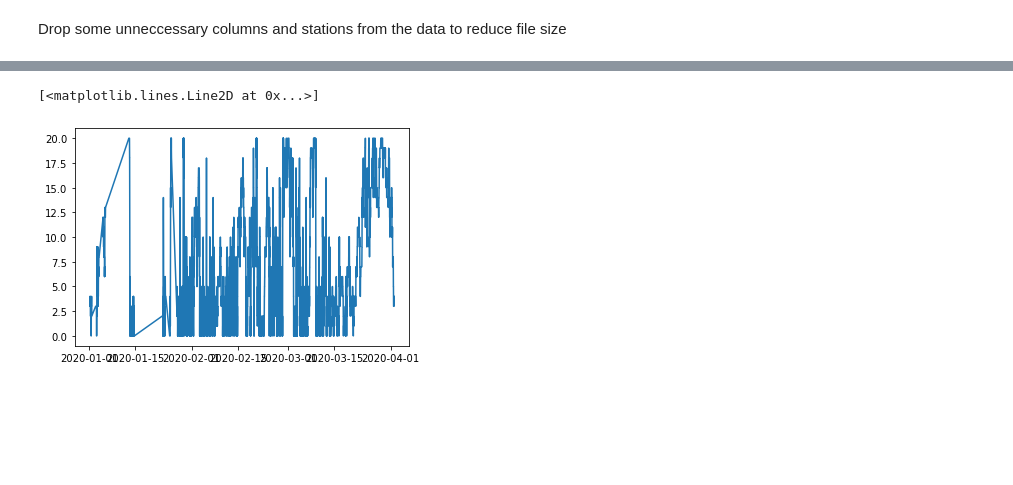
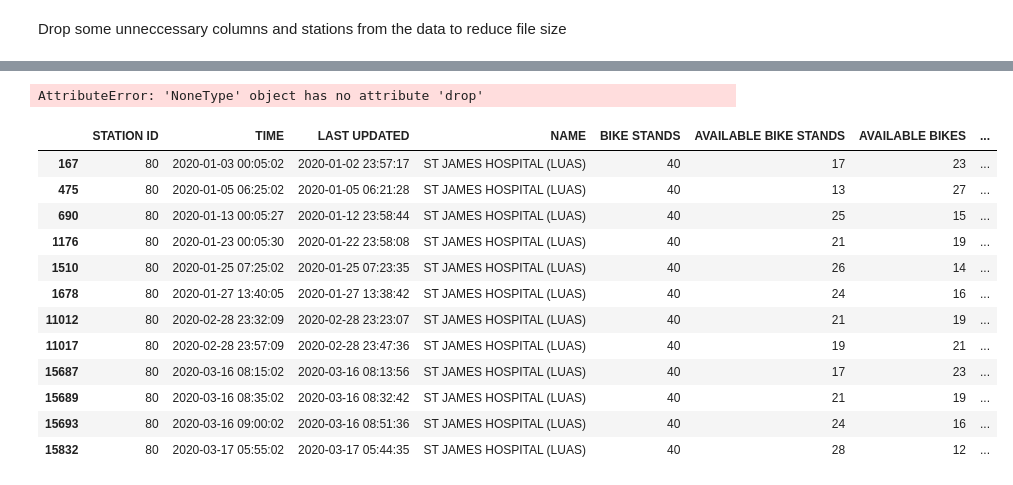
Before and after one commit to cormac-doyle/Final-Assignment-Machine-Learning, a Jupyter notebook: main.ipynb, the cells around one changed output, grey strips where cells are left out. Drawn from its saved outputs; the diff is of its cells as text; code cells hidden in the pictures; blank space fills up the shorter version.

```diff
--- a/main.ipynb
+++ b/main.ipynb
@@ -44,5 +20,0 @@ df
-# %%
-plt.plot(df["TIME"],df["AVAILABLE BIKES"])
-# %% [output]
-[<matplotlib.lines.Line2D at 0x...>]
-[figure, removed]
@@ -48,0 +35,22 @@ plt.plot(df["TIME"],df["AVAILABLE BIKES"])
+# %%
+df_hospital=process_dataframe(df_hospital)
+df_portobello=process_dataframe(df_portobello)
+# %% [output]
+AttributeError: 'NoneType' object has no attribute 'drop'
+# %%
+
+df_hospital.loc[df_hospital["GAP AMOUNT"]>6]
+# %% [output]
+|  | STATION ID | TIME | LAST UPDATED | NAME | BIKE STANDS | AVAILABLE BIKE STANDS | AVAILABLE BIKES | ... |
+| 167 | 80 | 2020-01-03 00:05:02 | 2020-01-02 23:57:17 | ST JAMES HOSPITAL (LUAS) | 40 | 17 | 23 | ... |
+| 475 | 80 | 2020-01-05 06:25:02 | 2020-01-05 06:21:28 | ST JAMES HOSPITAL (LUAS) | 40 | 13 | 27 | ... |
+| 690 | 80 | 2020-01-13 00:05:27 | 2020-01-12 23:58:44 | ST JAMES HOSPITAL (LUAS) | 40 | 25 | 15 | ... |
+| 1176 | 80 | 2020-01-23 00:05:30 | 2020-01-22 23:58:08 | ST JAMES HOSPITAL (LUAS) | 40 | 21 | 19 | ... |
+| 1510 | 80 | 2020-01-25 07:25:02 | 2020-01-25 07:23:35 | ST JAMES HOSPITAL (LUAS) | 40 | 26 | 14 | ... |
+| 1678 | 80 | 2020-01-27 13:40:05 | 2020-01-27 13:38:42 | ST JAMES HOSPITAL (LUAS) | 40 | 24 | 16 | ... |
+| 11012 | 80 | 2020-02-28 23:32:09 | 2020-02-28 23:23:07 | ST JAMES HOSPITAL (LUAS) | 40 | 21 | 19 | ... |
+| 11017 | 80 | 2020-02-28 23:57:09 | 2020-02-28 23:47:36 | ST JAMES HOSPITAL (LUAS) | 40 | 19 | 21 | ... |
+| 15687 | 80 | 2020-03-16 08:15:02 | 2020-03-16 08:13:56 | ST JAMES HOSPITAL (LUAS) | 40 | 17 | 23 | ... |
+| 15689 | 80 | 2020-03-16 08:35:02 | 2020-03-16 08:32:42 | ST JAMES HOSPITAL (LUAS) | 40 | 21 | 19 | ... |
+| 15693 | 80 | 2020-03-16 09:00:02 | 2020-03-16 08:51:36 | ST JAMES HOSPITAL (LUAS) | 40 | 24 | 16 | ... |
+| 15832 | 80 | 2020-03-17 05:55:02 | 2020-03-17 05:44:35 | ST JAMES HOSPITAL (LUAS) | 40 | 28 | 12 | ... |
```
Also changed, not shown: parts of 5 cells of this notebook.
